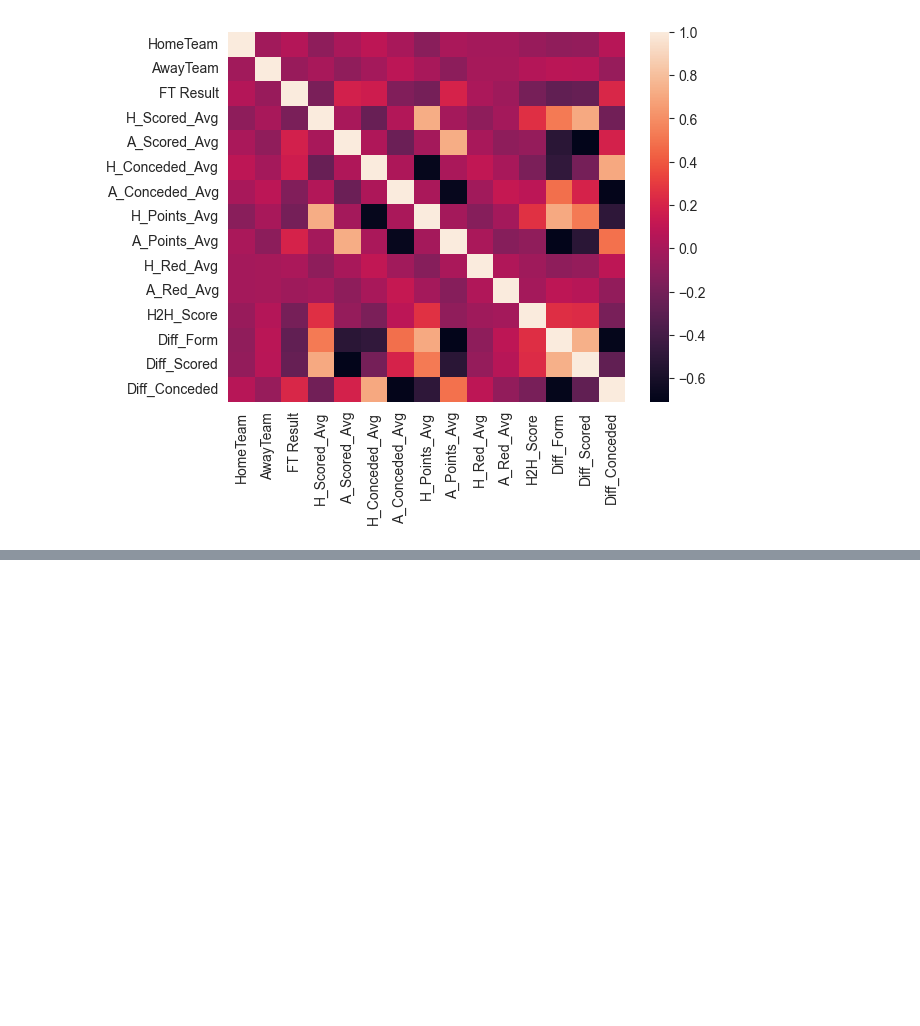
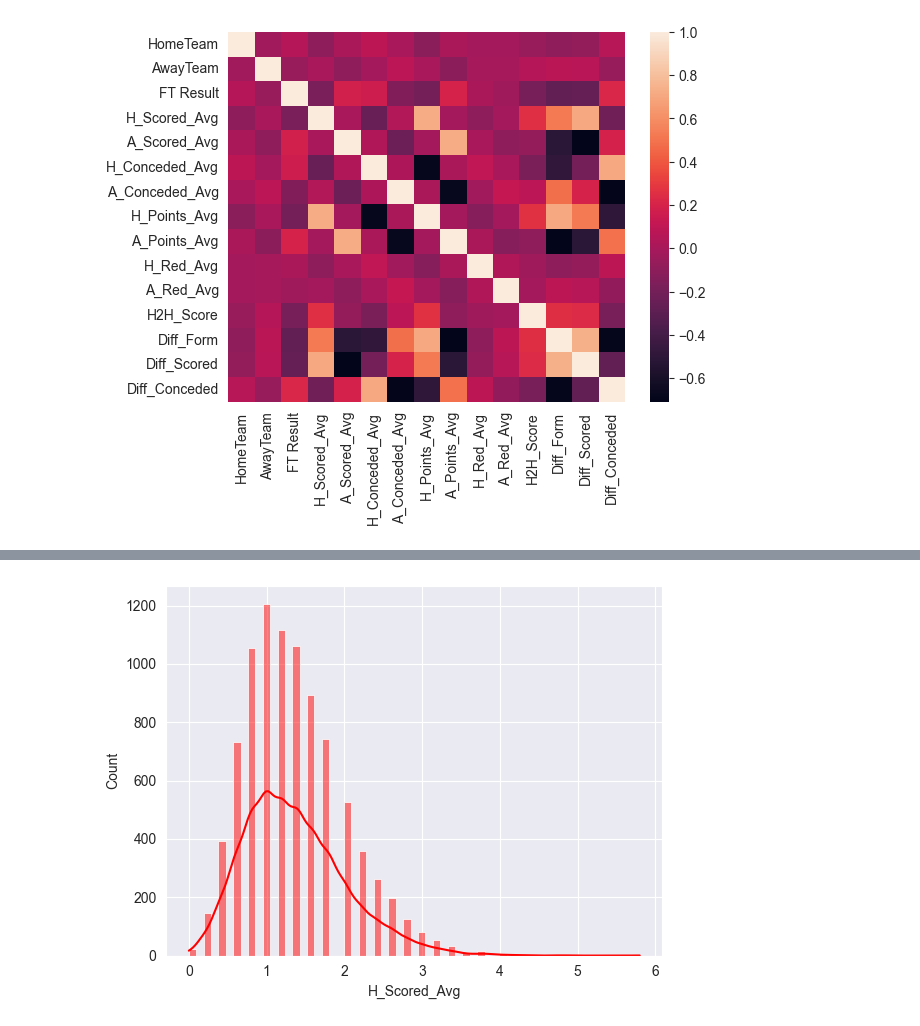
Before and after one commit to Technical-University-of-Cluj-Napoca/proiect-ml-RazvanBarna, a Jupyter notebook: Notebooks/Classification.ipynb, the cells around one changed output, grey strips where cells are left out. Drawn from its saved outputs; the diff is of its cells as text; code cells hidden in the pictures; blank space fills up the shorter version.

```diff
--- a/Notebooks/Classification.ipynb
+++ b/Notebooks/Classification.ipynb
@@ -341,0 +375,5 @@ plt.show()
+# %%
+sns.histplot(data=df, x='H_Scored_Avg',kde=True, color='red')
+plt.show()
+# %% [output]
+[figure, added]
```
Also changed, not shown: parts of 19 cells of this notebook.
